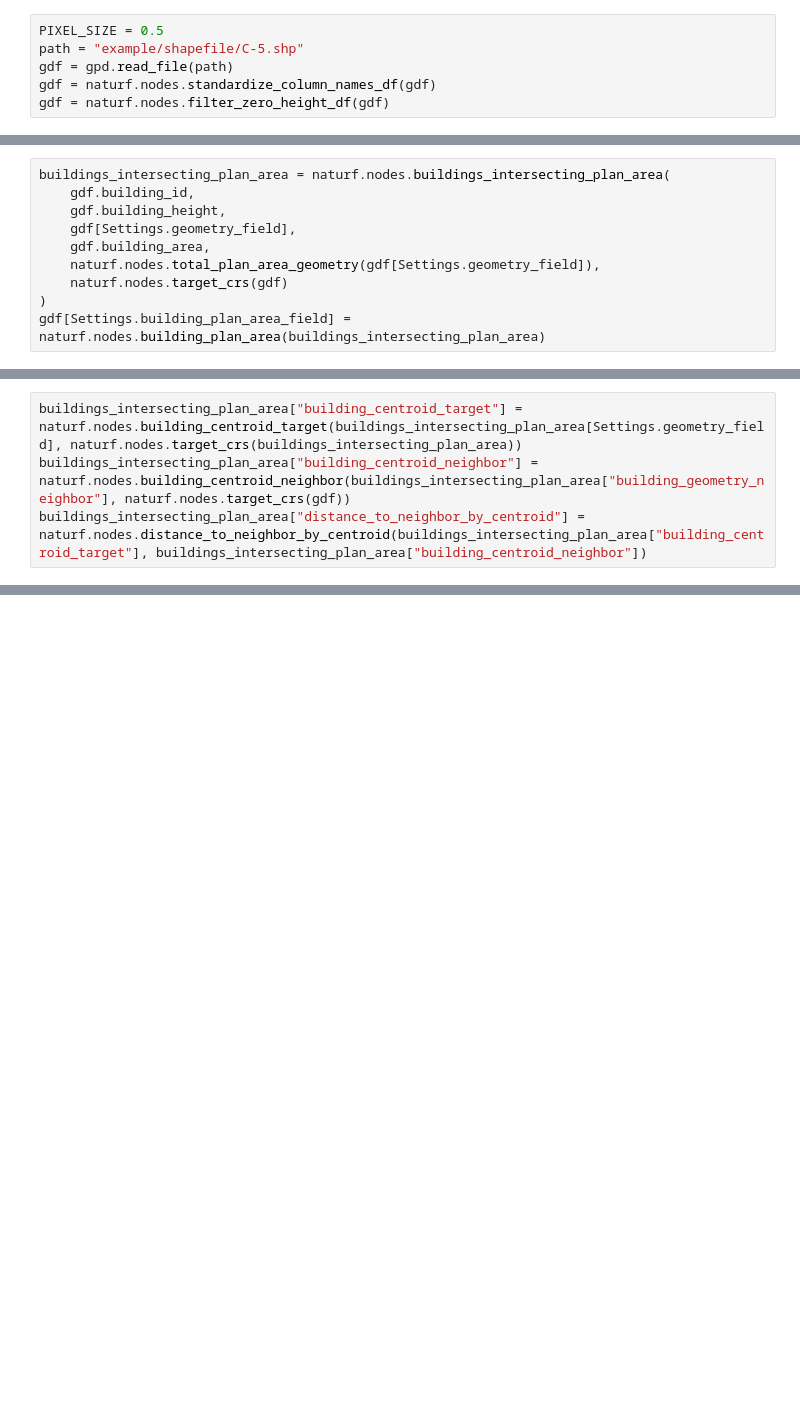
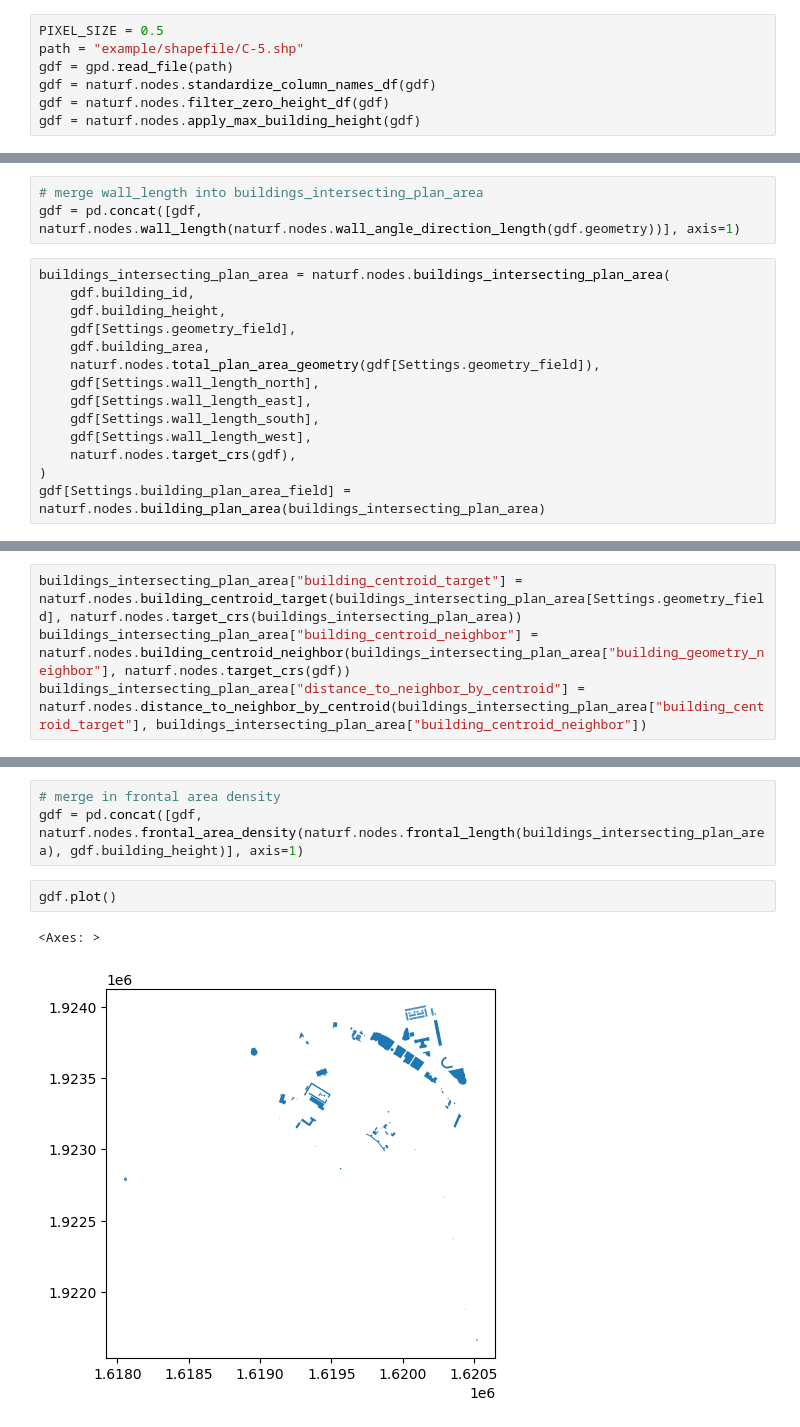
Before and after one commit to IMMM-SFA/naturf, a Jupyter notebook: intro.ipynb, the cells around one changed output, grey strips where cells are left out. Drawn from its saved outputs; the diff is of its cells as text; blank space fills up the shorter version.

Commit message:
add frontal_area_density()

```diff
--- a/intro.ipynb
+++ b/intro.ipynb
@@ -15,9 +15,13 @@ path = "example/shapefile/C-5.shp"
 gdf = gpd.read_file(path)
 gdf = naturf.nodes.standardize_column_names_df(gdf)
 gdf = naturf.nodes.filter_zero_height_df(gdf)
+gdf = naturf.nodes.apply_max_building_height(gdf)
 # %%
 gdf[Settings.area_field] = naturf.nodes.building_area(gdf[Settings.geometry_field])
 gdf["total_plan_area_geometry"] = naturf.nodes.total_plan_area_geometry(gdf[Settings.geometry_field])
+# %%
+# merge wall_length into buildings_intersecting_plan_area
+gdf = pd.concat([gdf, naturf.nodes.wall_length(naturf.nodes.wall_angle_direction_length(gdf.geometry))], axis=1)
 # %%
 buildings_intersecting_plan_area = naturf.nodes.buildings_intersecting_plan_area(
     gdf.building_id,
@@ -25,7 +29,11 @@ buildings_intersecting_plan_area = naturf.nodes.buildings_intersecting_plan_area
     gdf[Settings.geometry_field],
     gdf.building_area,
     naturf.nodes.total_plan_area_geometry(gdf[Settings.geometry_field]),
-    naturf.nodes.target_crs(gdf)
+    gdf[Settings.wall_length_north],
+    gdf[Settings.wall_length_east],
+    gdf[Settings.wall_length_south],
+    gdf[Settings.wall_length_west],
+    naturf.nodes.target_crs(gdf),
 )
 gdf[Settings.building_plan_area_field] = naturf.nodes.building_plan_area(buildings_intersecting_plan_area)
 # %%
@@ -57,0 +51,8 @@ gdf
+# %%
+# merge in frontal area density
+gdf = pd.concat([gdf, naturf.nodes.frontal_area_density(naturf.nodes.frontal_length(buildings_intersecting_plan_area), gdf.building_height)], axis=1)
+# %%
+gdf.plot()
+# %% [output]
+<Axes: >
+[figure, added]
```
Also changed, not shown: parts of 3 cells of this notebook, 2 other files.
